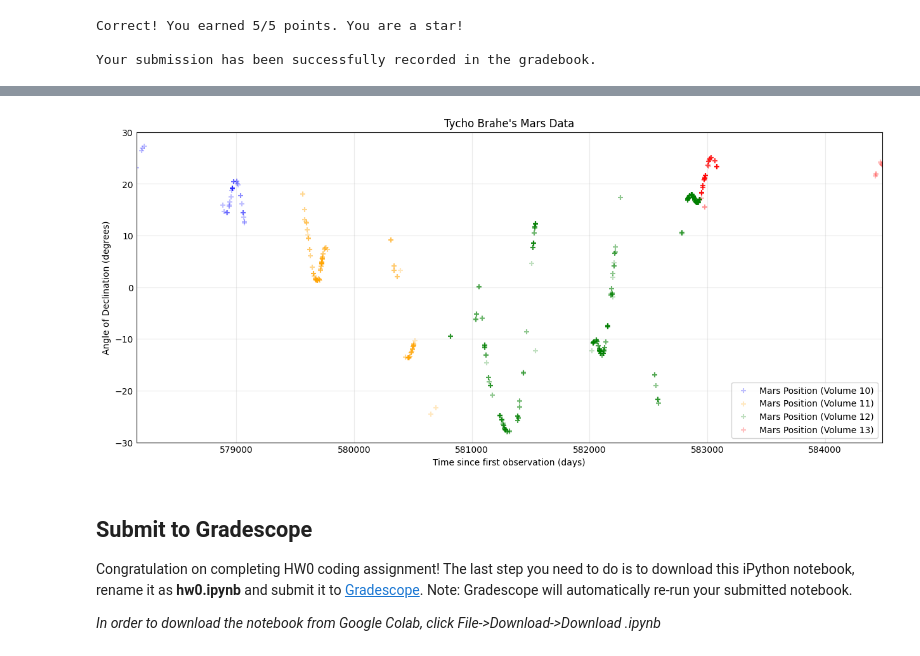
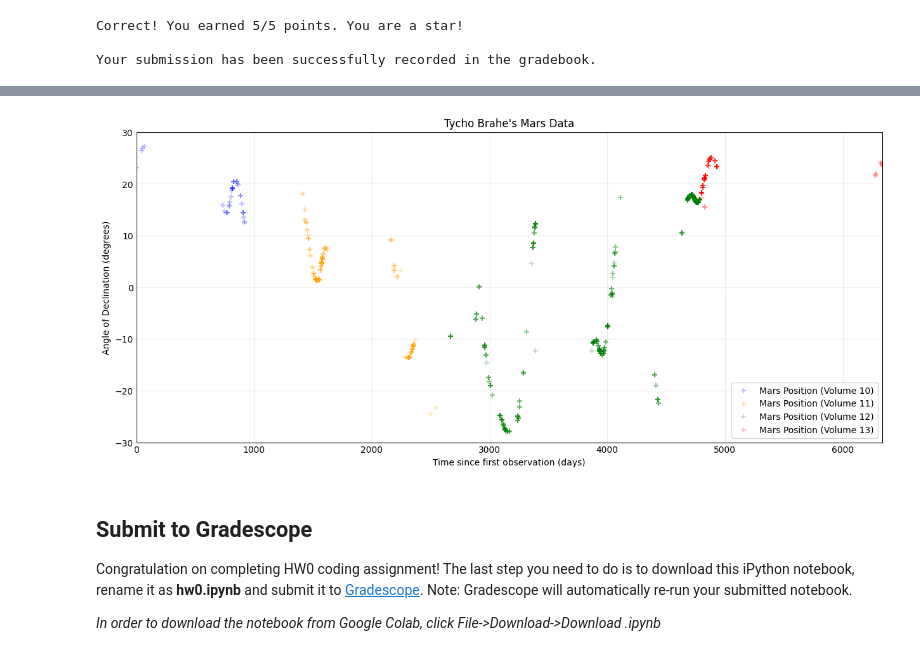
Before and after one commit to mmiao2/CIS5190Upenn, a Jupyter notebook: hw0.ipynb, the cells around one changed output, grey strips where cells are left out. Drawn from its saved outputs; the diff is of its cells as text; code cells hidden in the pictures.

```diff
--- a/hw0.ipynb
+++ b/hw0.ipynb
@@ -381,7 +385,7 @@ for color, type in zip(colors, volume_type):
 
 #now generate the colorful plots by generate subplot for each volume type
 y = df['Declination']
-x = df['Days since 1 AD']
+x = df['Time Deltas']
 
 for type in volume_type:
   ax.scatter(x[df['Volume'] == type],
@@ -389,34 +393,34 @@ for type in volume_type:
              color = color_dict[type],
              marker = "+",
              alpha = 0.25
              )
 
 #set the other elements
 ax.set(ylim=(-30, 30),
        xlim=(min(x), max(x)),
        title = "Tycho Brahe's Mars Data",
        xlabel  = "Time since first observation (days)",
        ylabel  = "Angle of Declination (degrees)"
        )
 
 #create customized legends
 legends = []
 for type in volume_type:
   legends.append("Mars Position (Volume " + str(type) + ")")
 ax.legend(legends, loc = "lower right")
 
 #plotting gridline
 plt.grid(alpha = 0.25)
 
 #re-size
 fig.set_size_inches(w=12, h=5, forward=True)
 
 #output the graph
 plt.show()
 
 # STUDENT TODO END
 # %% [output]
-[figure, old version]
+[figure, new version]
 # %% [markdown]
 ## Submit to Gradescope
 Congratulation on completing HW0 coding assignment! The last step you need to do is to download this iPython notebook, rename it as **hw0.ipynb** and submit it to [Gradescope](https://www.gradescope.com). Note: Gradescope will automatically re-run your submitted notebook.
```
Also changed, not shown: parts of 3 cells of this notebook.
